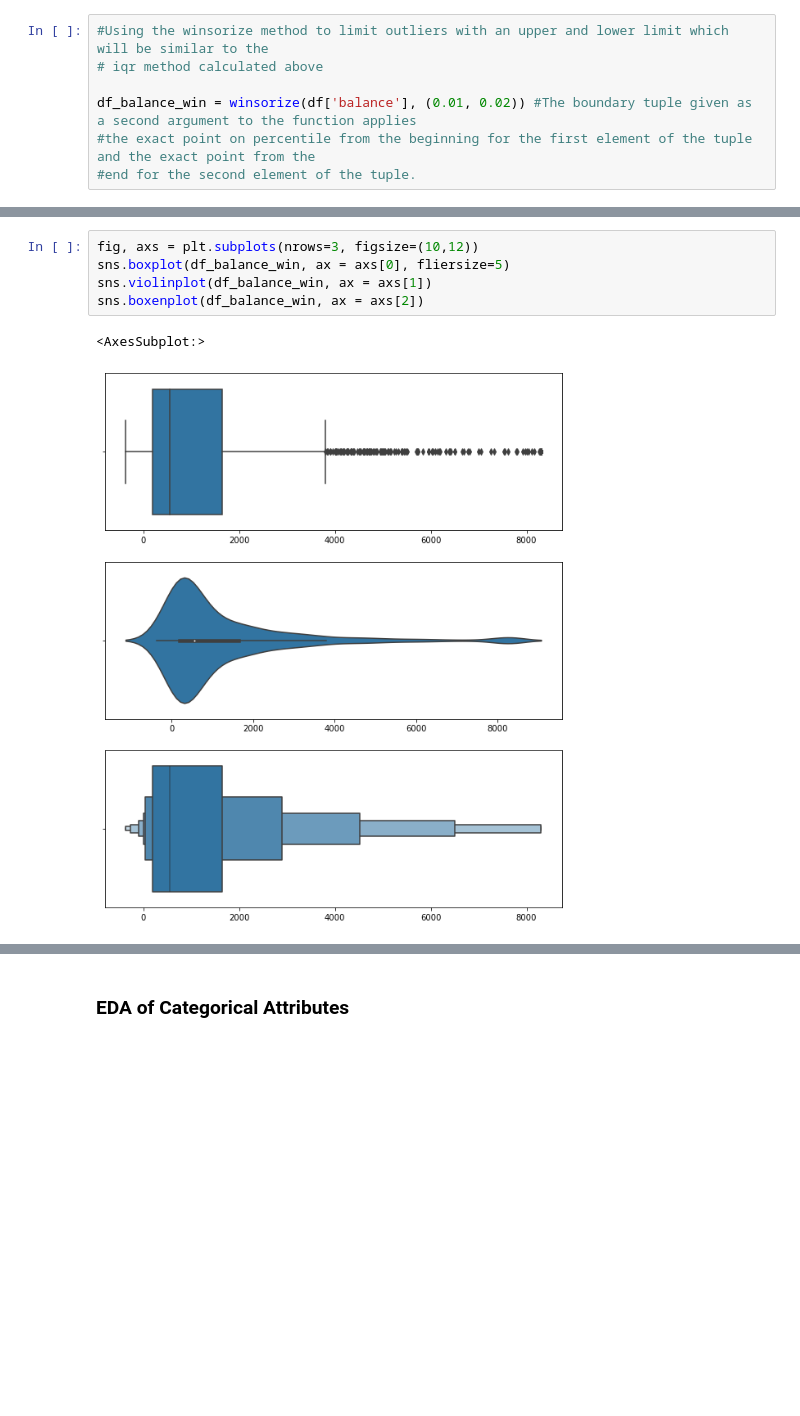
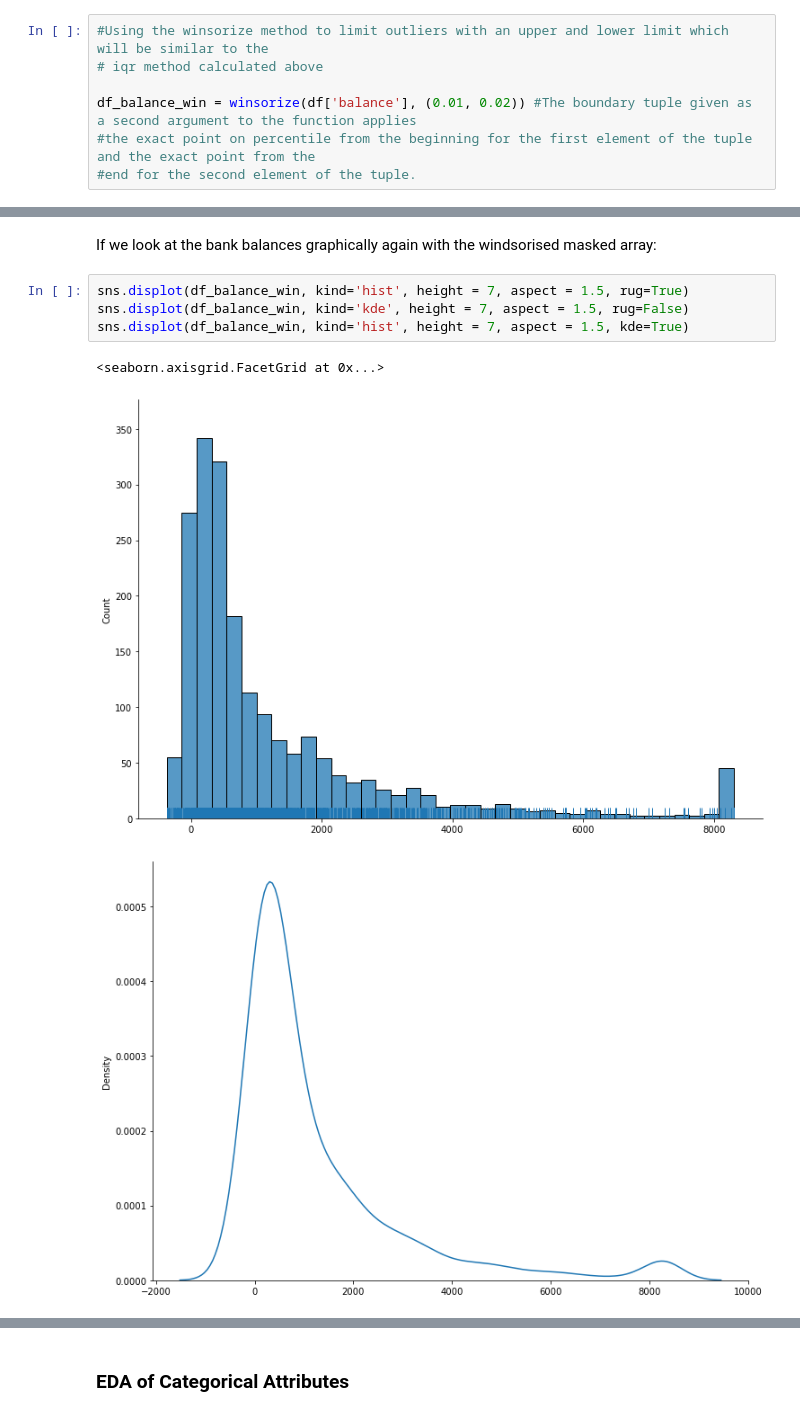
Before and after one commit to darren-king/Exploratory-Data-Analysis, a Jupyter notebook: etivity1.ipynb, the cells around one changed output, grey strips where cells are left out. Cells and saved outputs as stored; diff of their text form; blank space fills up the shorter version.

```diff
--- a/etivity1.ipynb
+++ b/etivity1.ipynb
@@ -406,8 +396,10 @@ sns.distplot(df_balance_win, rug=True, ax=ax)
-# %%
-fig, axs = plt.subplots(nrows=3, figsize=(10,12))
-sns.boxplot(df_balance_win, ax = axs[0], fliersize=5)
-sns.violinplot(df_balance_win, ax = axs[1])
-sns.boxenplot(df_balance_win, ax = axs[2])
-# %% [output]
-<AxesSubplot:>
-[figure, removed]
+# %% [markdown]
+If we look at the bank balances graphically again with the windsorised masked array:
+# %%
+sns.displot(df_balance_win, kind='hist', height = 7, aspect = 1.5, rug=True)
+sns.displot(df_balance_win, kind='kde', height = 7, aspect = 1.5, rug=False)
+sns.displot(df_balance_win, kind='hist', height = 7, aspect = 1.5, kde=True)
+# %% [output]
+<seaborn.axisgrid.FacetGrid at 0x...>
+[figure, added]
+[figure, added]
```
Also changed, not shown: parts of 67 cells of this notebook, 2 other files.
